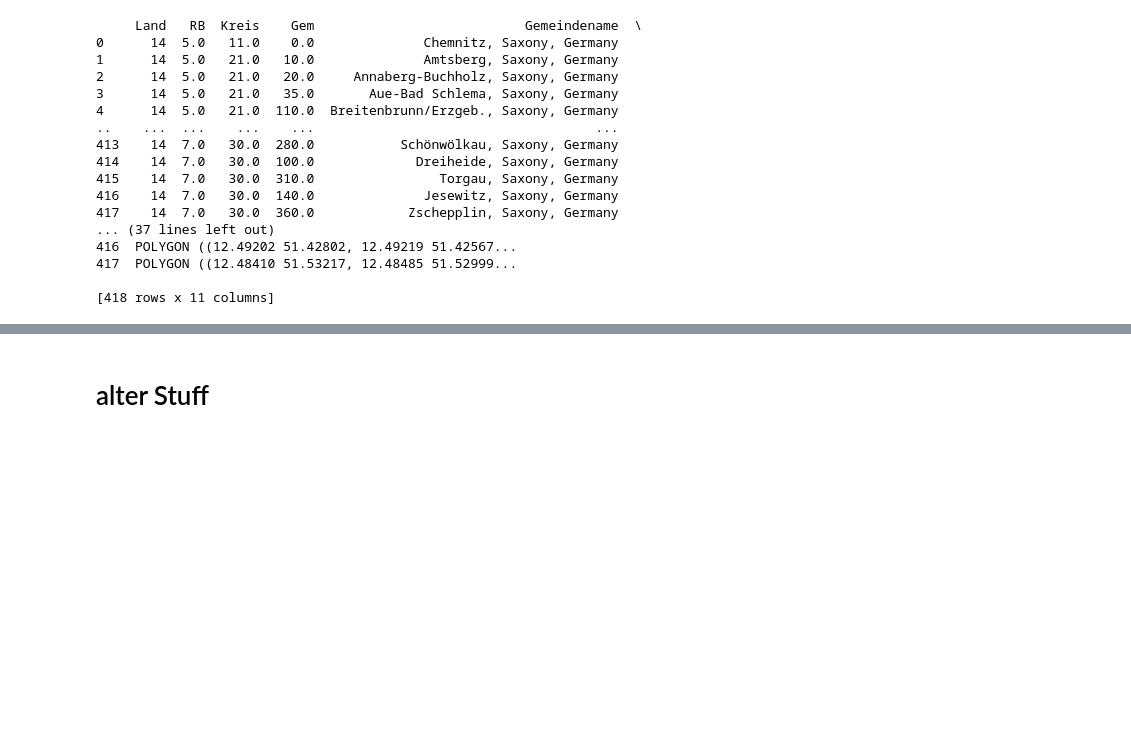
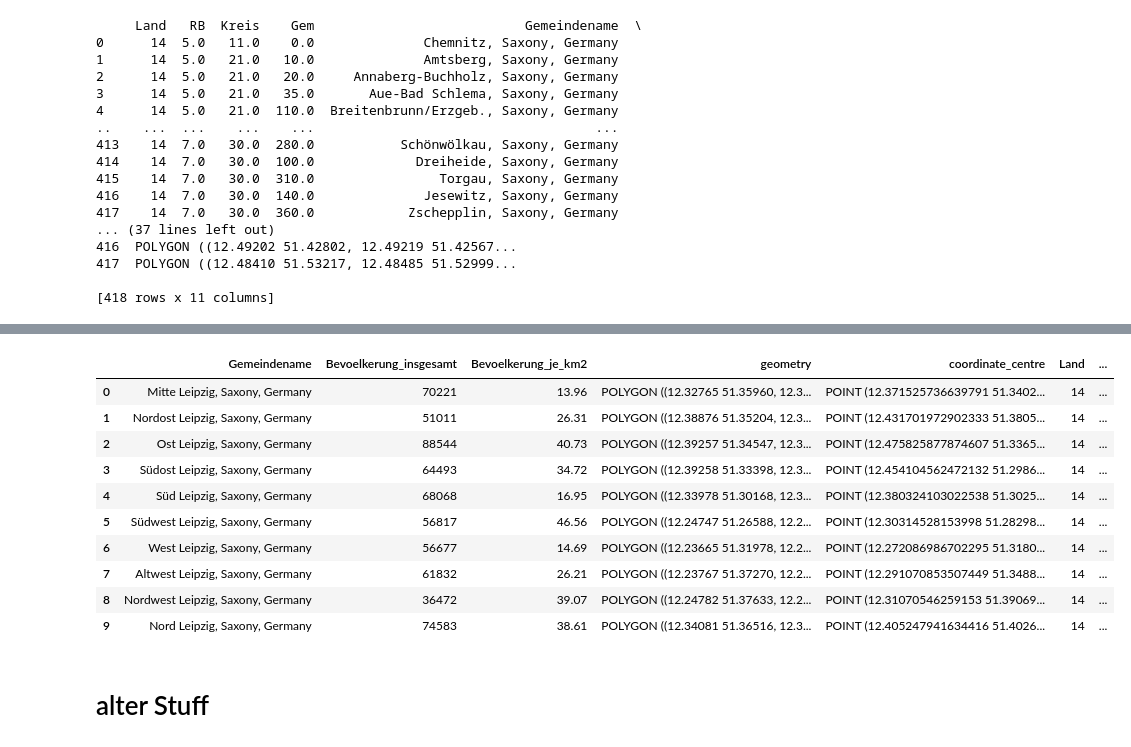
Before and after one commit to MikkoHolfeld88/spatial-humanities, a Jupyter notebook: data/data_preparation.ipynb, the cells around one changed output, grey strips where cells are left out. Cells and saved outputs as stored; diff of their text form; code cells hidden in the pictures; blank space fills up the shorter version.

```diff
--- a/data/data_preparation.ipynb
+++ b/data/data_preparation.ipynb
@@ -221,0 +270,14 @@ gdf.to_file("data/cities_saxony_3.geojson", driver="GeoJSON") # als GeoJSON
+# %%
+display(Leipzig_gdf)
+# %% [output]
+|  | Gemeindename | Bevoelkerung_insgesamt | Bevoelkerung_je_km2 | geometry | coordinate_centre | Land | ... |
+| 0 | Mitte Leipzig, Saxony, Germany | 70221 | 13.96 | POLYGON ((12.32765 51.35960, 12.3... | POINT (12.371525736639791 51.3402... | 14 | ... |
+| 1 | Nordost Leipzig, Saxony, Germany | 51011 | 26.31 | POLYGON ((12.38876 51.35204, 12.3... | POINT (12.431701972902333 51.3805... | 14 | ... |
+| 2 | Ost Leipzig, Saxony, Germany | 88544 | 40.73 | POLYGON ((12.39257 51.34547, 12.3... | POINT (12.475825877874607 51.3365... | 14 | ... |
+| 3 | Südost Leipzig, Saxony, Germany | 64493 | 34.72 | POLYGON ((12.39258 51.33398, 12.3... | POINT (12.454104562472132 51.2986... | 14 | ... |
+| 4 | Süd Leipzig, Saxony, Germany | 68068 | 16.95 | POLYGON ((12.33978 51.30168, 12.3... | POINT (12.380324103022538 51.3025... | 14 | ... |
+| 5 | Südwest Leipzig, Saxony, Germany | 56817 | 46.56 | POLYGON ((12.24747 51.26588, 12.2... | POINT (12.30314528153998 51.28298... | 14 | ... |
+| 6 | West Leipzig, Saxony, Germany | 56677 | 14.69 | POLYGON ((12.23665 51.31978, 12.2... | POINT (12.272086986702295 51.3180... | 14 | ... |
+| 7 | Altwest Leipzig, Saxony, Germany | 61832 | 26.21 | POLYGON ((12.23767 51.37270, 12.2... | POINT (12.291070853507449 51.3488... | 14 | ... |
+| 8 | Nordwest Leipzig, Saxony, Germany | 36472 | 39.07 | POLYGON ((12.24782 51.37633, 12.2... | POINT (12.31070546259153 51.39069... | 14 | ... |
+| 9 | Nord Leipzig, Saxony, Germany | 74583 | 38.61 | POLYGON ((12.34081 51.36516, 12.3... | POINT (12.405247941634416 51.4026... | 14 | ... |
```
Also changed, not shown: parts of 9 cells of this notebook, 1 other file.
